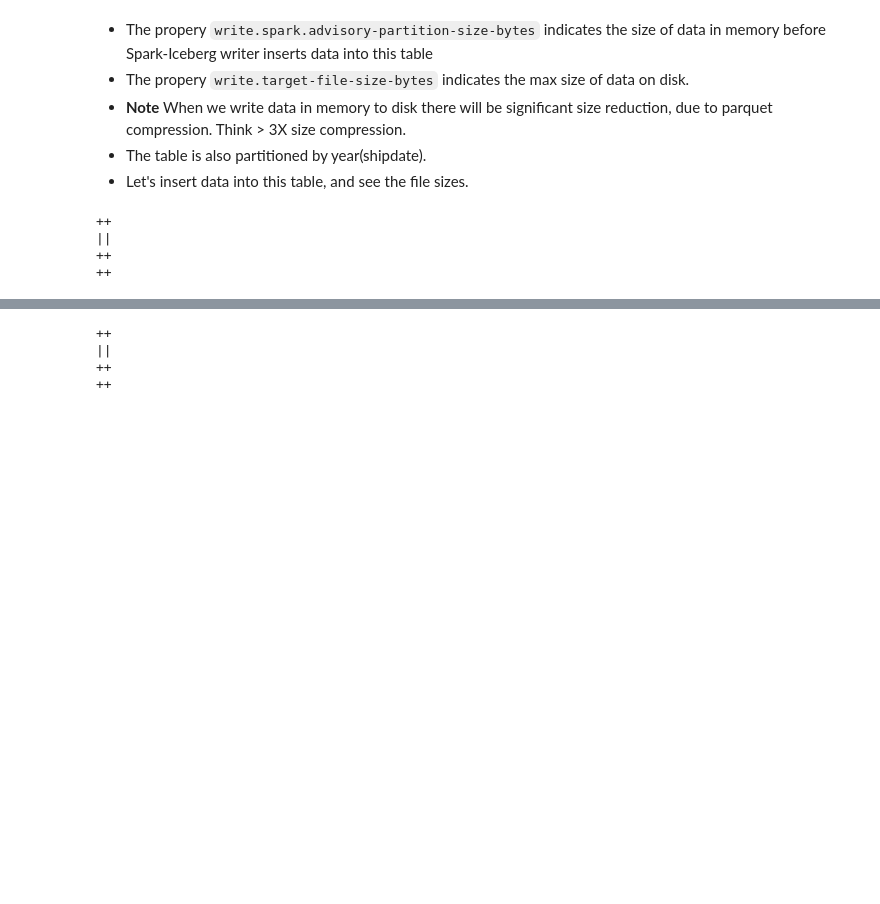
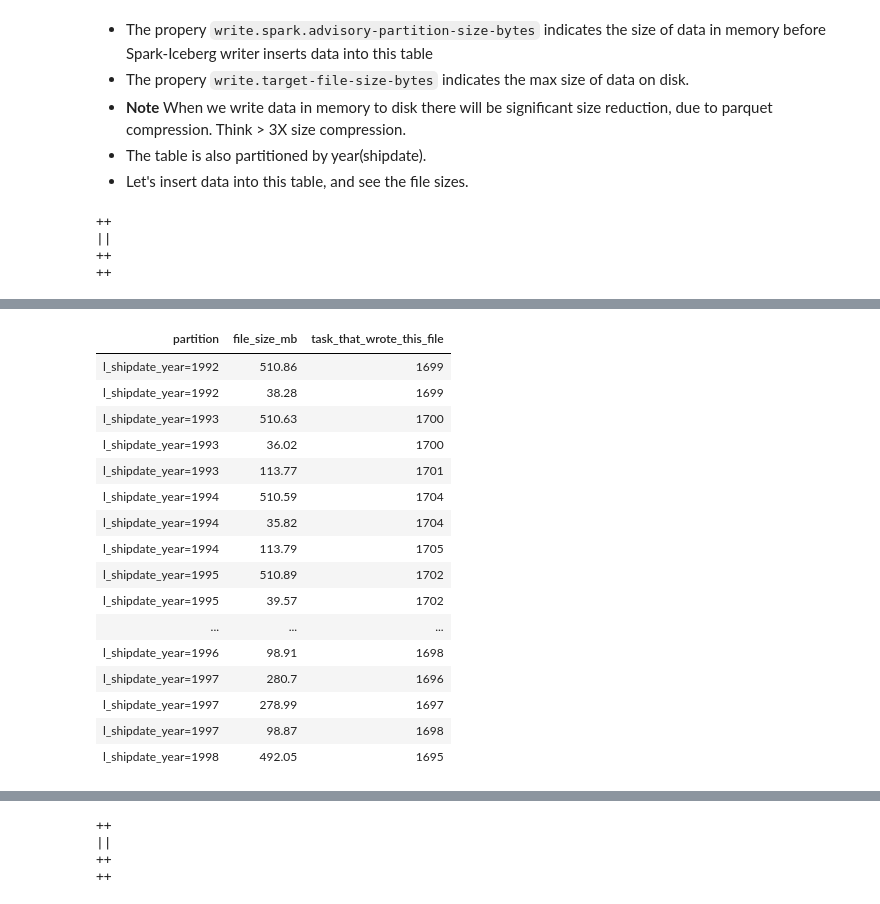
Before and after one commit to josephmachado/spark_iceberg_file_size_deep_dive, a Jupyter notebook: notebooks/worksheet.ipynb, the cells around one changed output, grey strips where cells are left out. Cells and saved outputs as stored; diff of their text form; code cells hidden in the pictures; blank space fills up the shorter version.

```diff
--- a/notebooks/worksheet.ipynb
+++ b/notebooks/worksheet.ipynb
@@ -321,0 +348,28 @@ ORDER BY
+# %%
+%%sql
+SELECT
+  split(file_path, '/')[7] AS partition,
+  ROUND(file_size_in_bytes / (1024 * 1024), 2) AS file_size_mb,
+  split(file_path, '-')[1] AS task_that_wrote_this_file
+FROM
+  prod.db.lineitem_part_year_2gb_intask_mem.files
+ORDER BY
+  1
+# %% [output]
+| partition | file_size_mb | task_that_wrote_this_file |
+| l_shipdate_year=1992 | 510.86 | 1699 |
+| l_shipdate_year=1992 | 38.28 | 1699 |
+| l_shipdate_year=1993 | 510.63 | 1700 |
+| l_shipdate_year=1993 | 36.02 | 1700 |
+| l_shipdate_year=1993 | 113.77 | 1701 |
+| l_shipdate_year=1994 | 510.59 | 1704 |
+| l_shipdate_year=1994 | 35.82 | 1704 |
+| l_shipdate_year=1994 | 113.79 | 1705 |
+| l_shipdate_year=1995 | 510.89 | 1702 |
+| l_shipdate_year=1995 | 39.57 | 1702 |
+| ... | ... | ... |
+| l_shipdate_year=1996 | 98.91 | 1698 |
+| l_shipdate_year=1997 | 280.7 | 1696 |
+| l_shipdate_year=1997 | 278.99 | 1697 |
+| l_shipdate_year=1997 | 98.87 | 1698 |
+| l_shipdate_year=1998 | 492.05 | 1695 |
```
Also changed, not shown: parts of 7 cells of this notebook, 4 other files.
